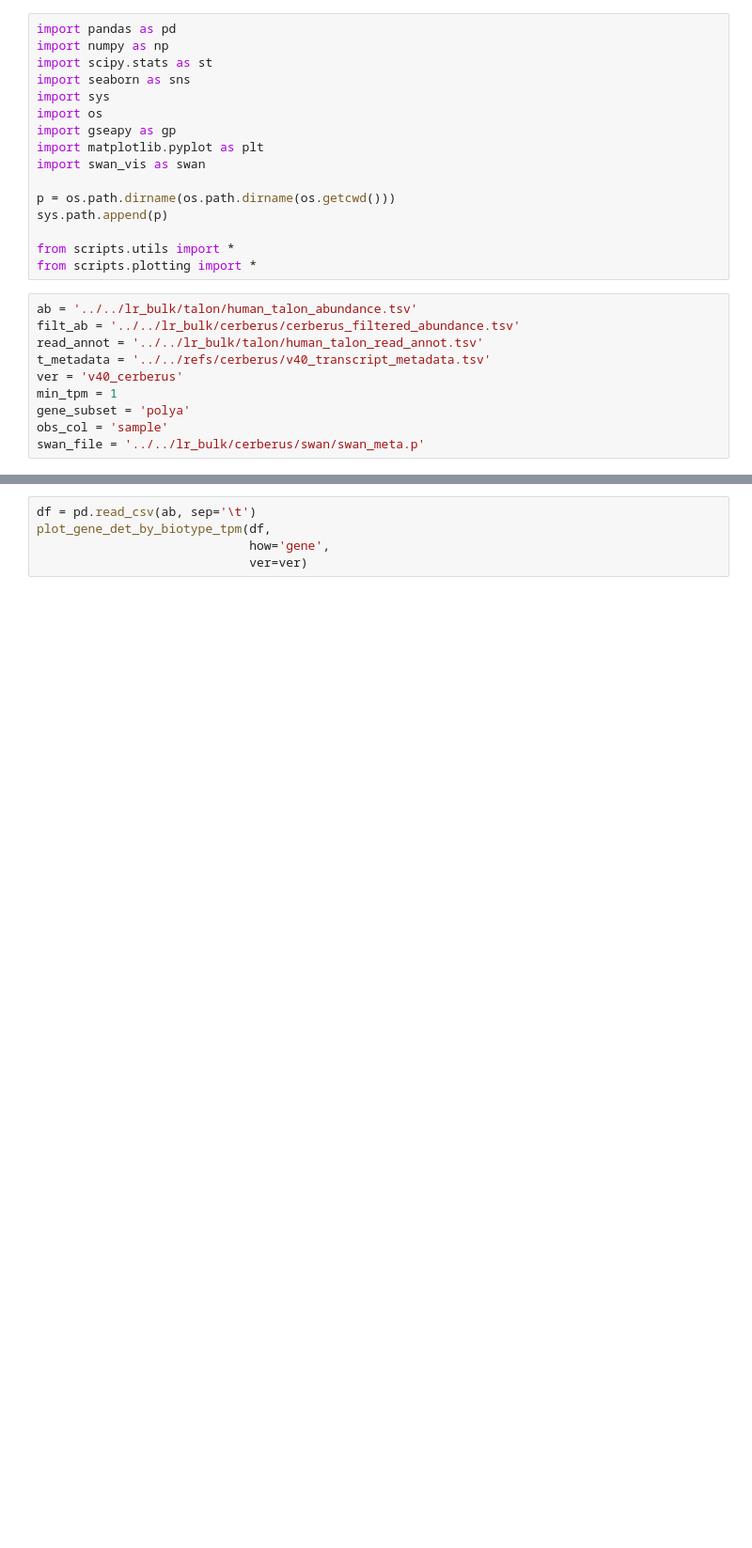
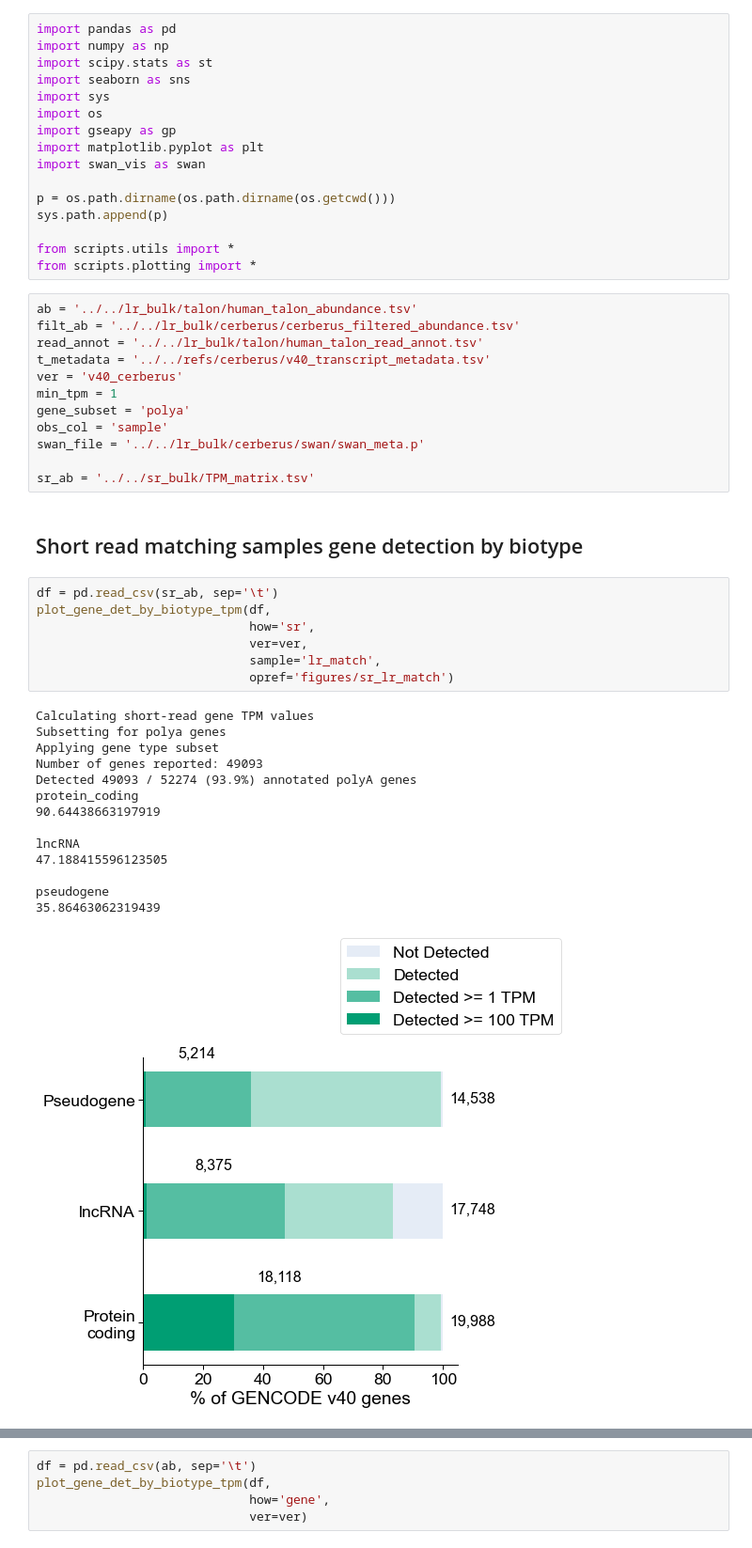
Before and after one commit to fairliereese/rnawg, a Jupyter notebook: figures/fig_1_overview/fig_1.ipynb, the cells around one changed output, grey strips where cells are left out. Shown at 94% size. Cells and saved outputs as stored; diff of their text form; blank space fills up the shorter version.

```diff
--- a/figures/fig_1_overview/fig_1.ipynb
+++ b/figures/fig_1_overview/fig_1.ipynb
@@ -24,3 +24,29 @@ min_tpm = 1
 gene_subset = 'polya'
 obs_col = 'sample'
 swan_file = '../../lr_bulk/cerberus/swan/swan_meta.p'
+
+sr_ab = '../../sr_bulk/TPM_matrix.tsv'
+# %% [markdown]
+## Short read matching samples gene detection by biotype
+# %%
+df = pd.read_csv(sr_ab, sep='\t')
+plot_gene_det_by_biotype_tpm(df,
+                             how='sr',
+                             ver=ver,
+                             sample='lr_match',
+                             opref='figures/sr_lr_match')
+# %% [output]
+Calculating short-read gene TPM values
+Subsetting for polya genes
+Applying gene type subset
+Number of genes reported: 49093
+Detected 49093 / 52274 (93.9%) annotated polyA genes
+protein_coding
+90.64438663197919
+
+lncRNA
+47.188415596123505
+
+pseudogene
+35.86463062319439
+[figure, added]
```
Also changed, not shown: parts of 7 cells of this notebook, 2 other files.
